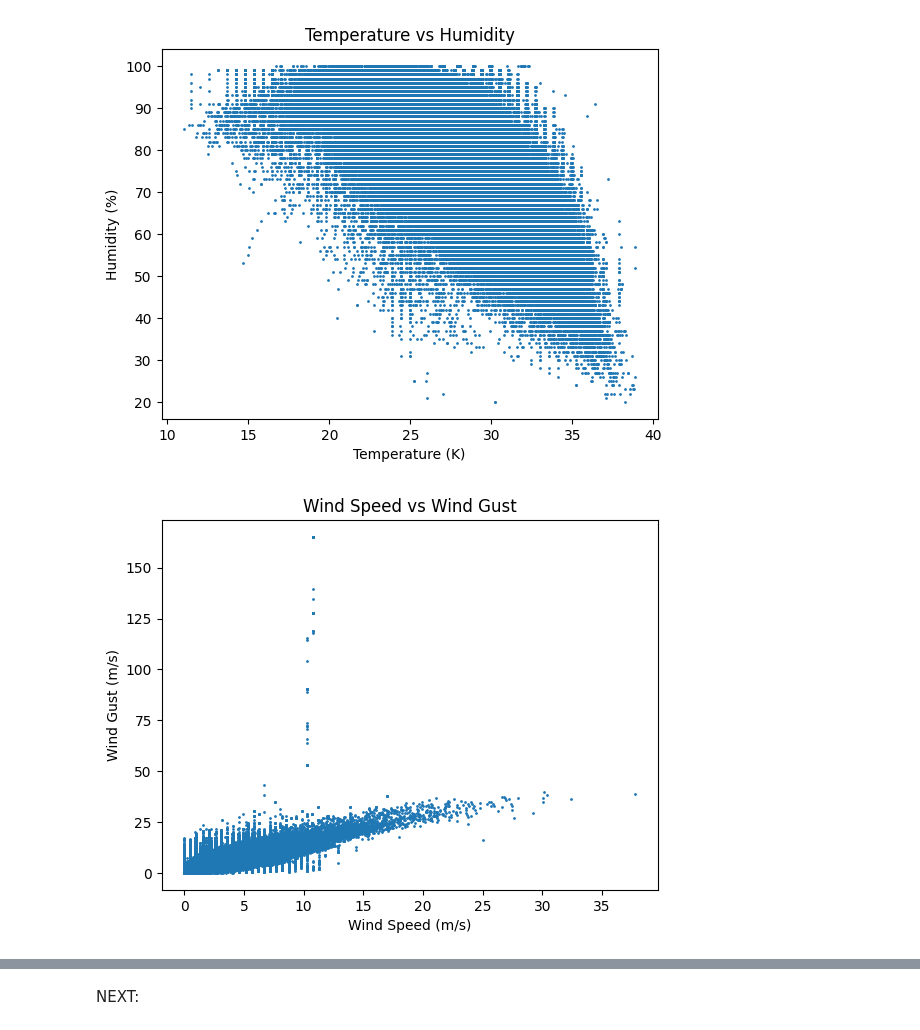
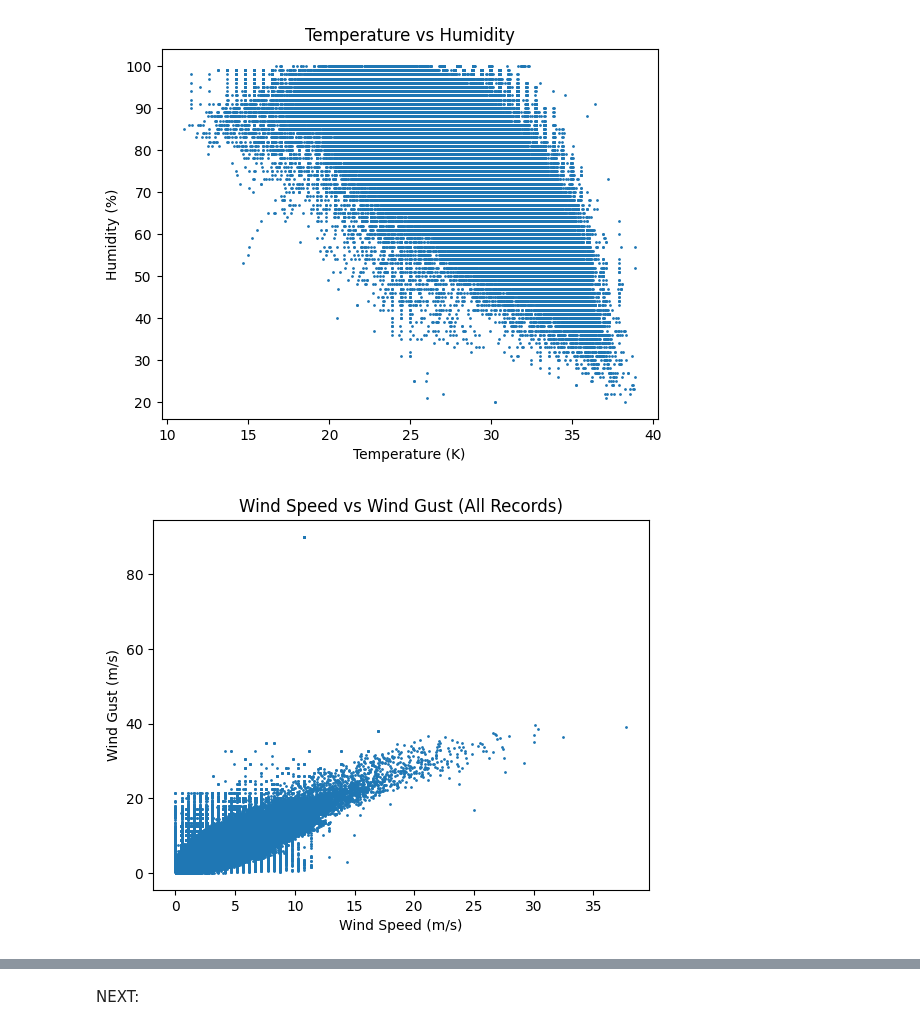
Before and after one commit to Lanzero225/Python-Notebooks, a Jupyter notebook: Philippine Weather/weather.ipynb, the cells around one changed output, grey strips where cells are left out. Drawn from its saved outputs; the diff is of its cells as text; code cells hidden in the pictures.

Commit message:
Cleaned and checked most outliers. Wind gust is now capped. Initial checking of relational outliers.

```diff
--- a/Philippine Weather/weather.ipynb
+++ b/Philippine Weather/weather.ipynb
@@ -138,0 +138,4 @@ Now that we've defined the columns found inside the dataset, we can begin the ne
+# %%
+weather_dataframe = weather_dataframe.sort_values(by=['city_name', 'datetime']).reset_index(drop=True)
+weather_dataframe_original = weather_dataframe.copy()
+weather_dataframe
@@ -158,7 +175,6 @@ Let us first begin with filling in visibility and wind gust. A custom interpolat
 For each column, the data is grouped by city. To ensure temporal sequence of data and linearity, I applied linear interpolation. This estimates missing values based on surrounding timestamps. Say we have two non-null datapoints, A and B, with any number of null values in between. Linear interpolation draws a line between those two, line AB, and plots the null values in between, filling the null values.
 # %%
 def interpolate_columns_by_city(df, columns, method='linear'):
-    df = df.sort_values(['city_name', 'datetime'])
     for col in columns:
         df[col] = (
             df.groupby('city_name')[col]
@@ -168,5 +184,5 @@ def interpolate_columns_by_city(df, columns, method='linear'):
 
 weather_dataframe = interpolate_columns_by_city(
     weather_dataframe,
-    ['wind.gust', 'visibility']
+    ['visibility']
 )
@@ -173,3 +191,10 @@ weather_dataframe = interpolate_columns_by_city(
+# %%
+weather_dataframe['wind.gust'] = (
+    weather_dataframe
+      .sort_values(['city_name', 'datetime'])
+      .groupby('city_name')['wind.gust']
+      .transform(lambda s: s.ffill().bfill())
+)
 # %% [markdown]
 Next, rain.1h indicates the precipitation experienced for that specific hour. If there is rain, it records the precipitation value in mm/h, otherwise, it doesn't record anything, or NaN. To circumvent this, let us populate all null values with 0.
 # %%
@@ -231,0 +306,2 @@ df[rain_outliers]
+# %%
+weather_dataframe['wind.gust'] = weather_dataframe['wind.gust'].clip(upper=90)
@@ -285,11 +377,15 @@ plt.show()
 [figure]
 # %%
 plt.figure()
-plt.scatter(weather_dataframe['wind.speed'], weather_dataframe['wind.gust'], s=1)
-plt.xlabel('Wind Speed (m/s)')
-plt.ylabel('Wind Gust (m/s)')
-plt.title('Wind Speed vs Wind Gust')
+plt.scatter(
+    weather_dataframe['wind.speed'],
+    weather_dataframe['wind.gust'],
+    s=1
+)
+plt.xlabel("Wind Speed (m/s)")
+plt.ylabel("Wind Gust (m/s)")
+plt.title("Wind Speed vs Wind Gust (All Records)")
 plt.show()
 # %% [output]
-[figure, old version]
+[figure, new version]
 # %%
```
Also changed, not shown: parts of 28 cells of this notebook.
